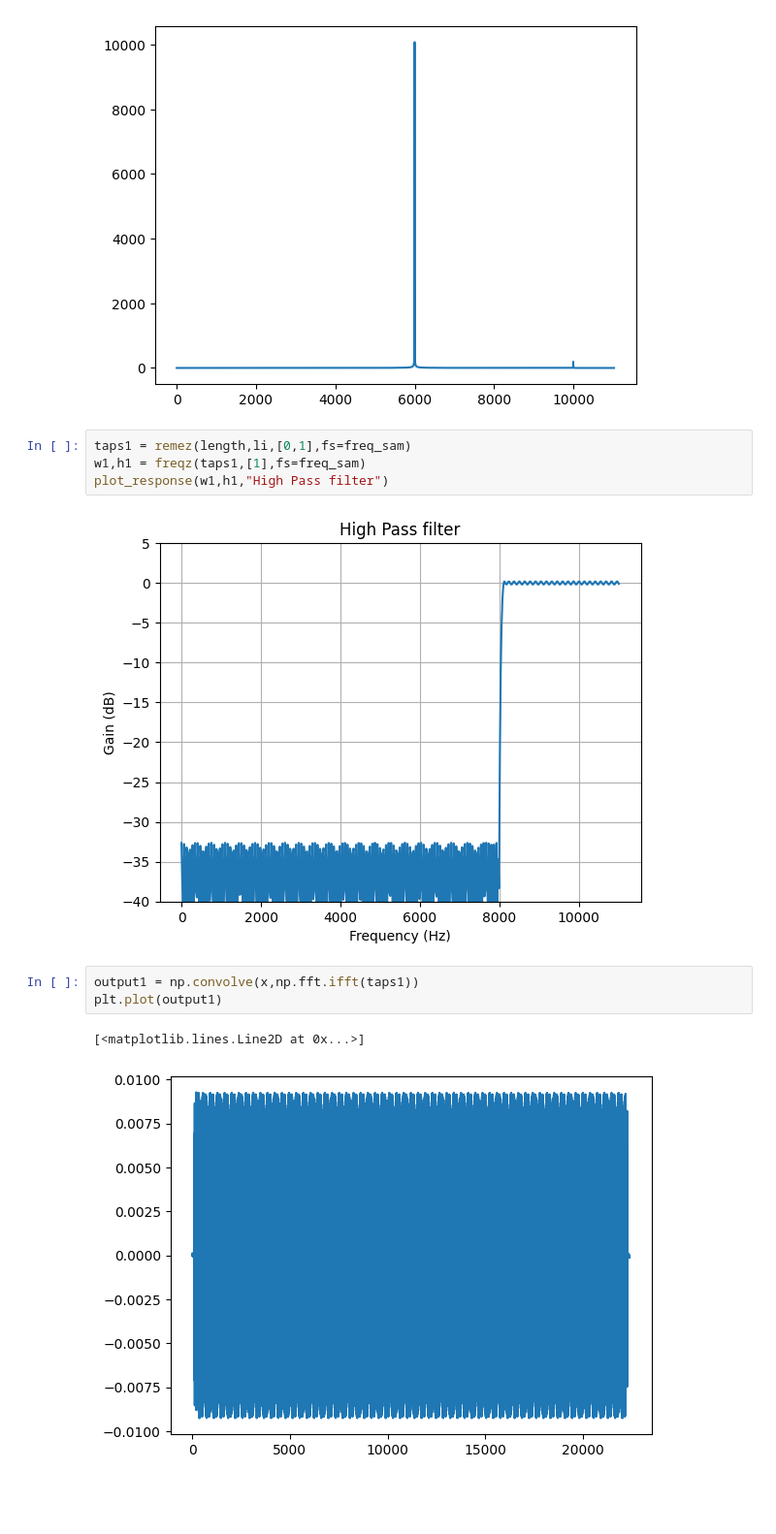
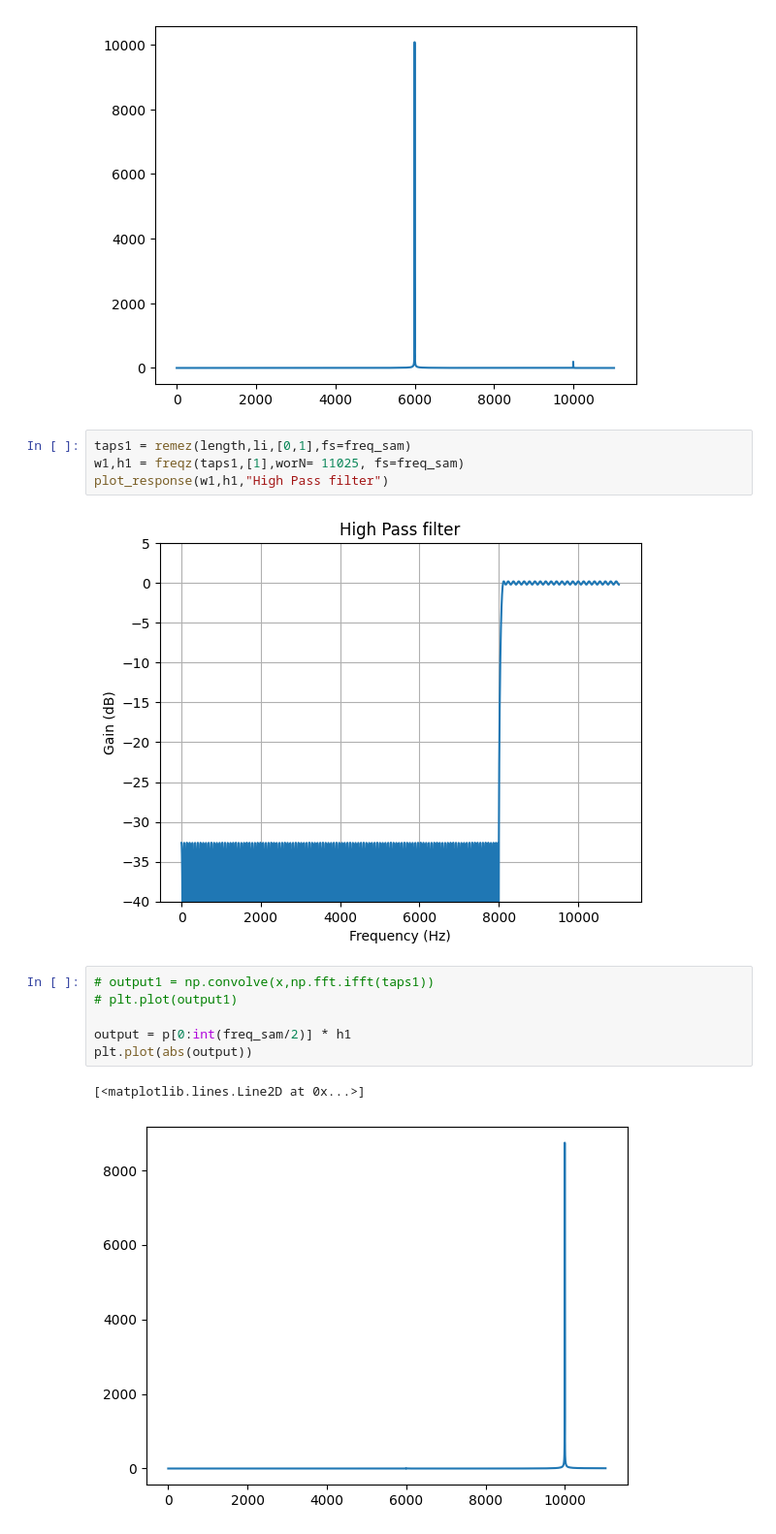
Before and after one commit to ParasKore2003/DSP, a Jupyter notebook: lab7.ipynb, the cells around one changed output. Shown at 97% size. Saved outputs shown, nothing was run; the diff lists cells and outputs as text; blank space fills up the shorter version.

```diff
--- a/lab7.ipynb
+++ b/lab7.ipynb
@@ -53,13 +53,16 @@ plt.plot(abs(output))
 [figure]
 # %%
 taps1 = remez(length,li,[0,1],fs=freq_sam)
-w1,h1 = freqz(taps1,[1],fs=freq_sam)
+w1,h1 = freqz(taps1,[1],worN= 11025, fs=freq_sam)
 plot_response(w1,h1,"High Pass filter")
 # %% [output]
-[figure, old version]
+[figure, new version]
 # %%
-output1 = np.convolve(x,np.fft.ifft(taps1))
-plt.plot(output1)
+# output1 = np.convolve(x,np.fft.ifft(taps1))
+# plt.plot(output1)
+
+output = p[0:int(freq_sam/2)] * h1
+plt.plot(abs(output))
 # %% [output]
 [<matplotlib.lines.Line2D at 0x...>]
-[figure, old version]
+[figure, new version]
```
Also changed, not shown: parts of 8 cells of this notebook.
